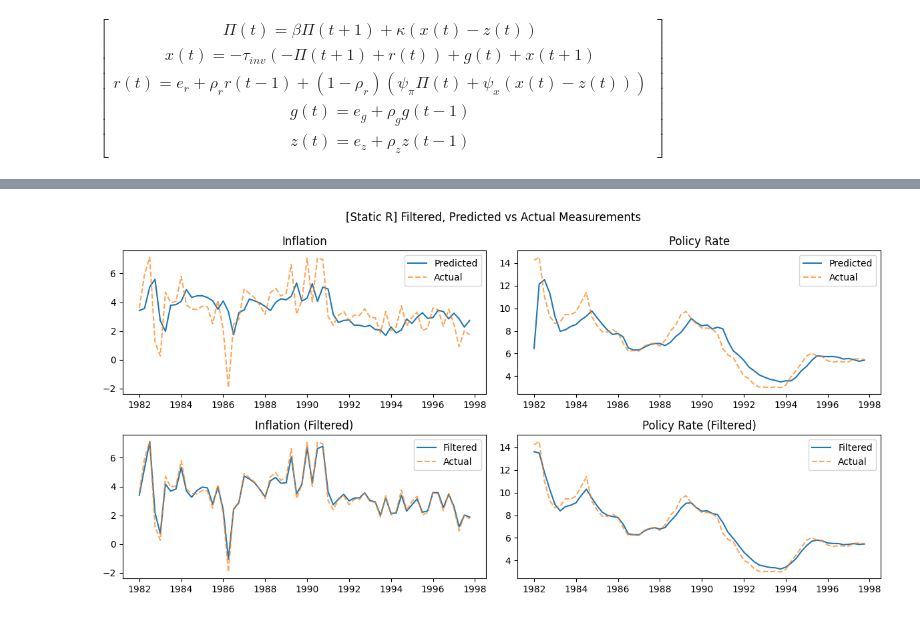
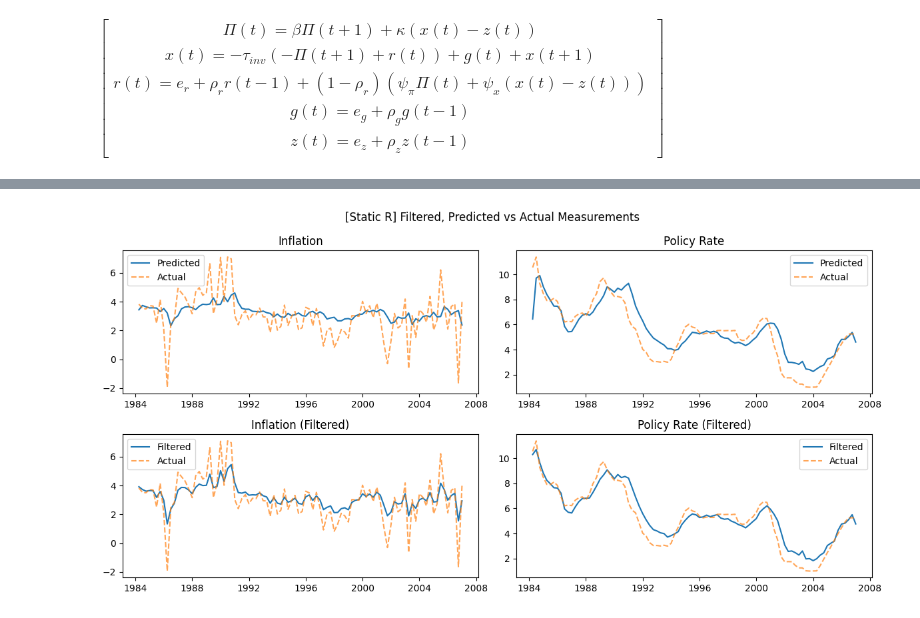
Before and after one commit to GongJr0/SymbolicDSGE, a Jupyter notebook: 0.5.0/assets/param_estimation.ipynb, the cells around one changed output, grey strips where cells are left out. Cells and saved outputs as stored; diff of their text form; code cells hidden in the pictures.

```diff
--- a/0.5.0/assets/param_estimation.ipynb
+++ b/0.5.0/assets/param_estimation.ipynb
@@ -44,7 +46,7 @@ df = fred.get_frame(
     ],
     date_range=(
         "1955-01-01",
-        "1997-10-01",
+        "2007-10-01",
     ),  # Date range for the data ("YYYY-MM-DD" format or a pd.DatetimeIndex object)
 )
 
@@ -53,7 +55,7 @@ gdp_q = df["GDPC1"]  # already quarterly in most pulls; verify freq
 cpi_q = df["CPIAUCSL"].resample("QS").mean()  # quarterly avg CPI
 ffr_q = df["FEDFUNDS"].resample("QS").mean()  # quarterly avg policy rate
 
-idx_range = pd.date_range(start="1960-01-01", end="1997-10-01", freq="QS")
+idx_range = pd.date_range(start="1984-01-01", end="2007-01-01", freq="QS")
 
 
 df = pd.DataFrame(
@@ -63,3 +65,5 @@ df = pd.DataFrame(
         "FEDFUNDS": ffr_q.reindex(idx_range),
     }
 )
+
+df
@@ -301,44 +314,46 @@ sol1.transition_plot(shocks=["g"], T=25, scale=1, observables=True)
 # %%
 kf_0 = sol.kalman(
-    observed.loc[observed.index >= "1982-01-01", :],
+    observed.loc[observed.index >= "1984-01-01", :],
     "linear",
+    return_shocks=True,
 )
 kf_1 = sol1.kalman(
-    observed.loc[observed.index >= "1982-01-01", :],
+    observed.loc[observed.index >= "1984-01-01", :],
     "linear",
+    return_shocks=True,
 )
 # %%
-obs = observed.loc[observed.index >= "1982-01-01", :]
+obs = observed.loc[observed.index >= "1984-01-01", :]
 idx = obs.index
 
 fig, ax = plt.subplots(2, 2, figsize=(12, 6))
 ax = ax.flatten()
 
 plt.suptitle("[Static R] Filtered, Predicted vs Actual Measurements")
 
 ax[0].plot(idx, kf_0.y_pred[:, 0], label="Predicted")
 ax[0].plot(idx, obs.iloc[:, 0], label="Actual", linestyle="--", alpha=0.7)
 ax[0].set_title("Inflation")
 ax[0].legend()
 
 ax[1].plot(idx, kf_0.y_pred[:, 1], label="Predicted")
 ax[1].plot(idx, obs.iloc[:, 1], label="Actual", linestyle="--", alpha=0.7)
 ax[1].set_title("Policy Rate")
 ax[1].legend()
 
 ax[2].plot(idx, kf_0.y_filt[:, 0], label="Filtered")
 ax[2].plot(idx, obs.iloc[:, 0], label="Actual", linestyle="--", alpha=0.7)
 ax[2].set_title("Inflation (Filtered)")
 ax[2].legend()
 
 ax[3].plot(idx, kf_0.y_filt[:, 1], label="Filtered")
 ax[3].plot(idx, obs.iloc[:, 1], label="Actual", linestyle="--", alpha=0.7)
 ax[3].set_title("Policy Rate (Filtered)")
 ax[3].legend()
 
 plt.tight_layout()
 # %% [output]
-[figure, old version]
+[figure, new version]
 # %%
 fig, ax = plt.subplots(2, 2, figsize=(12, 6))
 ax = ax.flatten()
```
Also changed, not shown: parts of 12 cells of this notebook, 10 other files.
